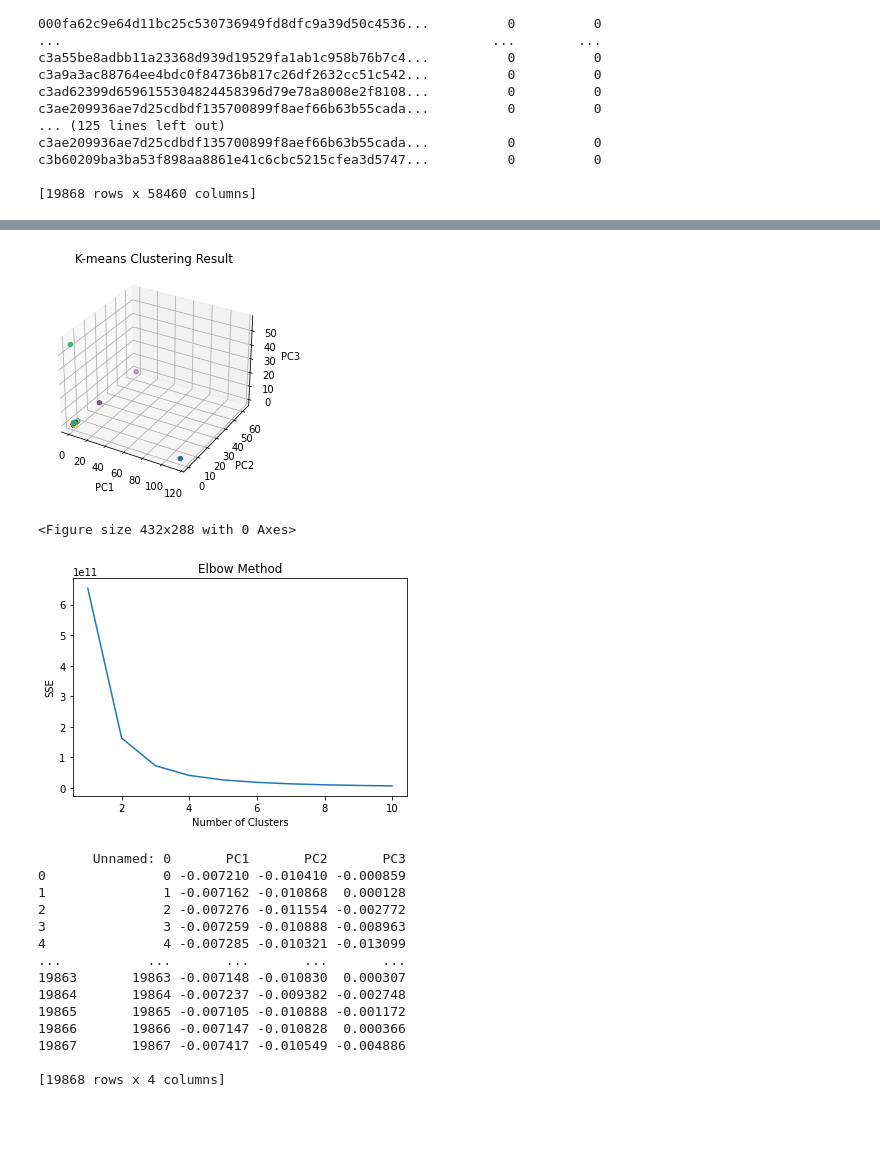
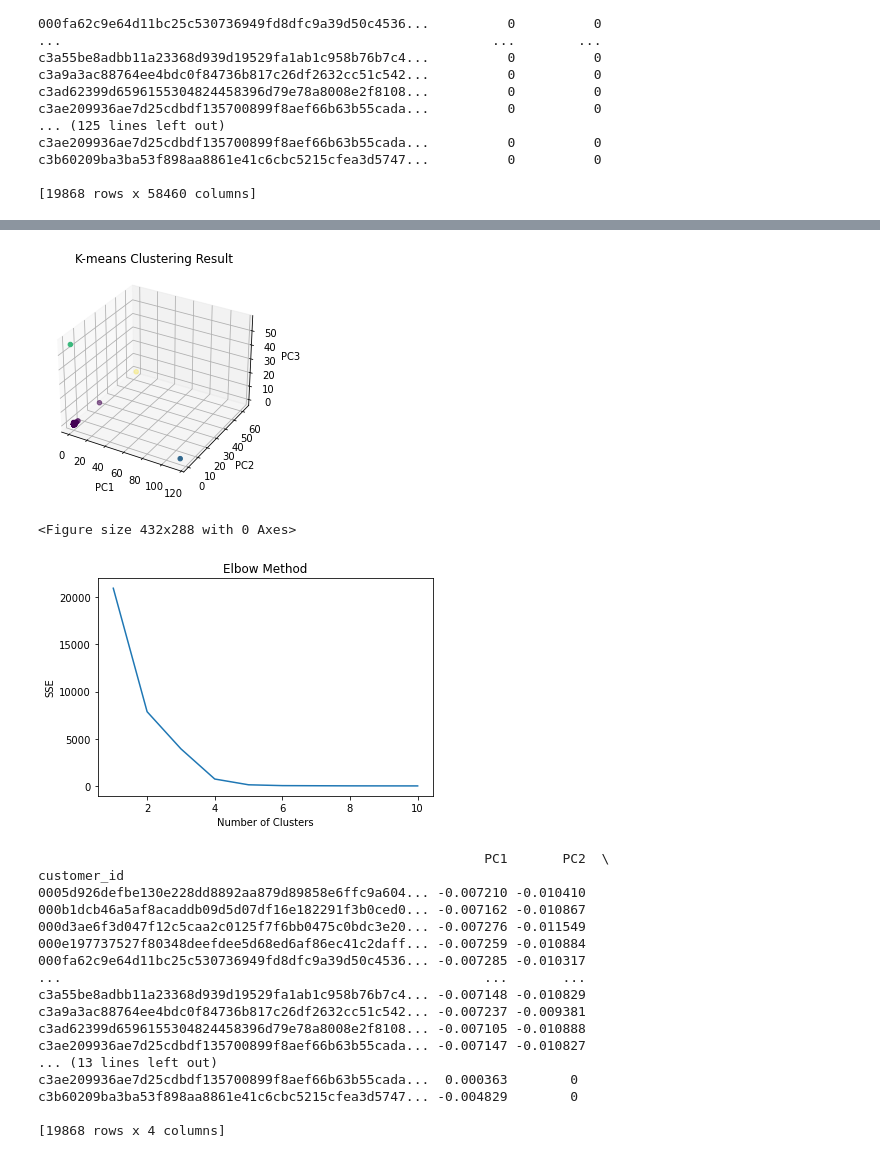
Before and after one commit to yusaku-learn/handm-analytics, a Jupyter notebook: handm_syuseibun.ipynb, the cells around one changed output, grey strips where cells are left out. Saved outputs shown, nothing was run; the diff lists cells and outputs as text; code cells hidden in the pictures; blank space fills up the shorter version.

```diff
--- a/handm_syuseibun.ipynb
+++ b/handm_syuseibun.ipynb
@@ -362,10 +362,8 @@ pca = PCA(n_components=3)
 reduced_cross_tab = pca.fit_transform(cross_tab)
 
 # 削減されたデータをDataFrameに変換
-reduced_cross_tab_df = pd.DataFrame(reduced_cross_tab, columns=['PC1', 'PC2', 'PC3'])
+reduced_cross_tab_df = pd.DataFrame(reduced_cross_tab, columns=['PC1', 'PC2', 'PC3'],index =cross_tab.index)
 
 # 削減されたデータを表示
 print(reduced_cross_tab_df)
-
-reduced_cross_tab_df.to_csv("PC_result.csv")
 # %% [output]
@@ -385,14 +386,12 @@ reduced_cross_tab_df.to_csv("PC_result.csv")
 [19868 rows x 3 columns]
 # %%
 from sklearn.cluster import KMeans
-reduced_cross_tab_df = pd.read_csv('PC_result.csv')
 
 # K-meansクラスタリングのインスタンスを作成し、クラスタ数を指定
 kmeans = KMeans(n_clusters=4, random_state=42)
 
 # クラスタリングの実行
-X = reduced_cross_tab_df
-kmeans.fit(X)
+kmeans.fit(reduced_cross_tab_df)
 
 # クラスタリング結果を取得
 labels = kmeans.labels_
@@ -401,16 +400,10 @@ labels = kmeans.labels_
 for i, label in enumerate(labels):
     print(f"Data Point: {i}, Cluster: {label}")
 
-# クラスタリング結果を保存するファイル名
-filename = "cluster_results.csv"
-
 # クラスタリング結果のデータをDataFrameに格納する
 cluster_data = []
 for i, label in enumerate(labels):
     data_point = {"Data Point": i, "Cluster": label}
     cluster_data.append(data_point)
 df = pd.DataFrame(cluster_data)
-
-# DataFrameをCSVファイルに保存する
-df.to_csv(filename, index=False)
 # %% [output]
@@ -433 +426,5 @@ Data Point: 13702, Cluster: 3
 Data Point: 13703, C
+# %%
+reduced_cross_tab_df["Cluster"] =labels
+print(reduced_cross_tab_df)
+reduced_cross_tab_df.to_csv("PC_result.csv")
@@ -487,7 +502,7 @@ plt.show()
 # 画像データとして保存
 fig.savefig('図の保存先のファイルパス.png')
 # %% [output]
-[figure, old version]
+[figure, new version]
 # %%
 fig = plt.figure()
 fig.savefig("img.png")
@@ -496,42 +511,45 @@ fig.savefig("img.png")
 # %%
 from sklearn.cluster import KMeans
 import matplotlib.pyplot as plt
 
 # SSEの値を保持するリスト
 sse = []
 
 # クラスタ数の範囲
 k_range = range(1, 11)
 
 # 各クラスタ数でK-meansクラスタリングを実行し、SSEを計算
 for k in k_range:
     kmeans = KMeans(n_clusters=k, random_state=42)
-    kmeans.fit(X)
+    kmeans.fit(reduced_cross_tab_df)
     sse.append(kmeans.inertia_)
 
 # SSEの値をプロット
 plt.plot(k_range, sse)
 plt.xlabel('Number of Clusters')
 plt.ylabel('SSE')
 plt.title('Elbow Method')
 plt.show()
 # %% [output]
-[figure, old version]
+[figure, new version]
 # %%
 #ここからは、作成したPCAを、CSVにし、snowflakeに取り込んできます。
 print(reduced_cross_tab_df)
 # %% [output]
-       Unnamed: 0       PC1       PC2       PC3
-0               0 -0.007210 -0.010410 -0.000859
-1               1 -0.007162 -0.010868  0.000128
-2               2 -0.007276 -0.011554 -0.002772
-3               3 -0.007259 -0.010888 -0.008963
-4               4 -0.007285 -0.010321 -0.013099
-...           ...       ...       ...       ...
-19863       19863 -0.007148 -0.010830  0.000307
-19864       19864 -0.007237 -0.009382 -0.002748
-19865       19865 -0.007105 -0.010888 -0.001172
-19866       19866 -0.007147 -0.010828  0.000366
-19867       19867 -0.007417 -0.010549 -0.004886
+                                                         PC1       PC2  \
+customer_id
+0005d926defbe130e228dd8892aa879d89858e6ffc9a604... -0.007210 -0.010410
+000b1dcb46a5af8acaddb09d5d07df16e182291f3b0ced0... -0.007162 -0.010867
+000d3ae6f3d047f12c5caa2c0125f7f6bb0475c0bdc3e20... -0.007276 -0.011549
+000e197737527f80348deefdee5d68ed6af86ec41c2daff... -0.007259 -0.010884
+000fa62c9e64d11bc25c530736949fd8dfc9a39d50c4536... -0.007285 -0.010317
+...                                                      ...       ...
+c3a55be8adbb11a23368d939d19529fa1ab1c958b76b7c4... -0.007148 -0.010829
+c3a9a3ac88764ee4bdc0f84736b817c26df2632cc51c542... -0.007237 -0.009381
+c3ad62399d6596155304824458396d79e78a8008e2f8108... -0.007105 -0.010888
+c3ae209936ae7d25cdbdf135700899f8aef66b63b55cada... -0.007147 -0.010827
+... (13 lines left out)
+c3ae209936ae7d25cdbdf135700899f8aef66b63b55cada...  0.000363        0
+c3b60209ba3ba53f898aa8861e41c6cbc5215cfea3d5747... -0.004829        0
 
 [19868 rows x 4 columns]
```
Also changed, not shown: parts of 5 cells of this notebook, 2 other files.
